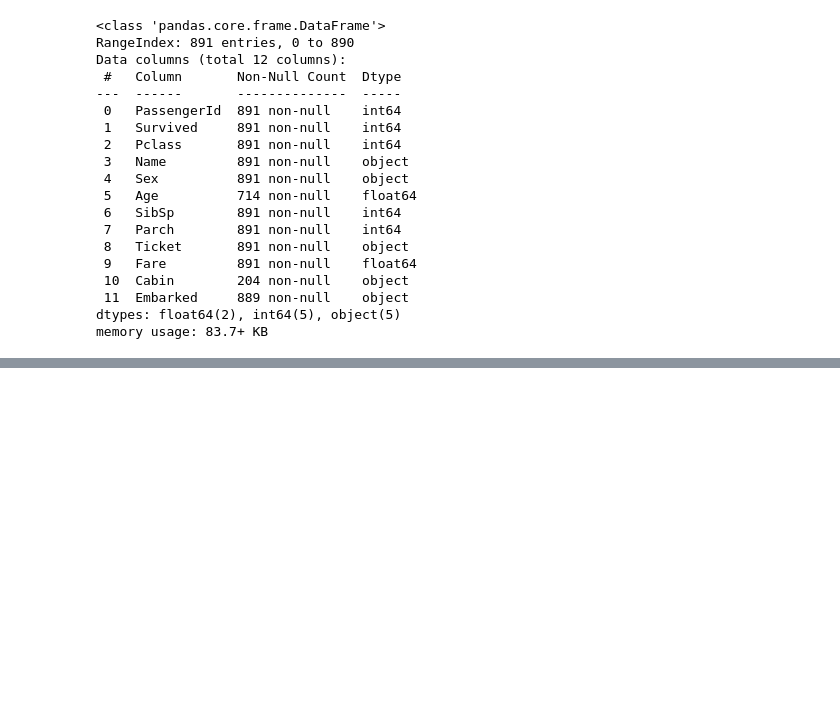
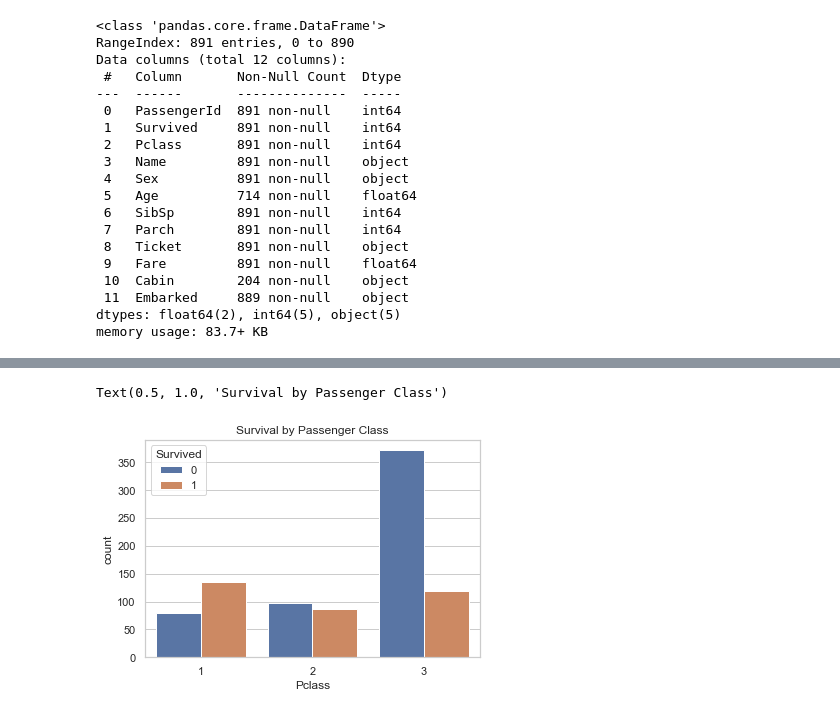
Before and after one commit to NehuenVill/Titanic-survival-prediction-model, a Jupyter notebook: notebooks/01_Exploration.ipynb, the cells around one changed output, grey strips where cells are left out. Cells and saved outputs as stored; diff of their text form; code cells hidden in the pictures; blank space fills up the shorter version.

```diff
--- a/notebooks/01_Exploration.ipynb
+++ b/notebooks/01_Exploration.ipynb
@@ -59,0 +97,8 @@ df.describe(include="all")
+# %%
+
+# Pclass
+sns.countplot(data=df, x="Pclass", hue="Survived")
+plt.title("Survival by Passenger Class")
+# %% [output]
+Text(0.5, 1.0, 'Survival by Passenger Class')
+[figure, added]
```
Also changed, not shown: parts of 6 cells of this notebook.
